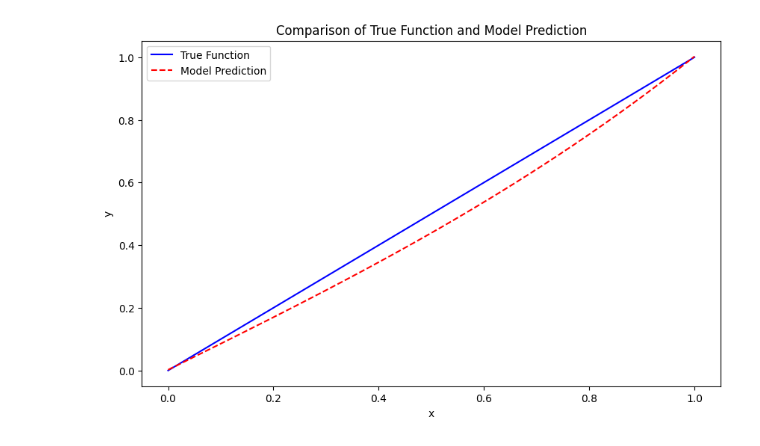
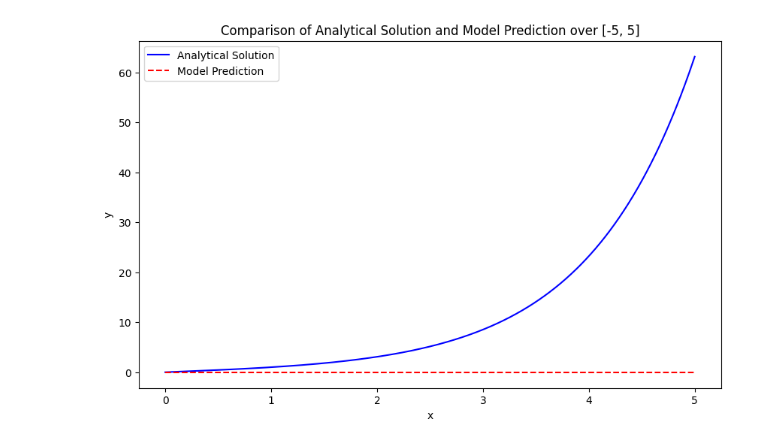
Before and after one commit to Mackay-Fisher/research-neural-net, a Jupyter notebook: ODE.ipynb, the cells around one changed output. Saved outputs shown, nothing was run; the diff lists cells and outputs as text; code cells hidden in the pictures.

Commit message:
Commited new changes to predective model

```diff
--- a/ODE.ipynb
+++ b/ODE.ipynb
@@ -64,23 +75,27 @@ WARNING:absl:At this time, the v2.11+ optimizer `tf.keras.optimizers.Adam` runs
 # %%
-x_samples = tf.convert_to_tensor(np.linspace(0, 1, 102).reshape(-1, 1), dtype=tf.float32)
-for step in range(10000):
-    loss = train_step(model, x_samples, f, y0, y1)
+
+x_samples_dense = np.linspace(2, 5, 500)  # Denser samples in the region [0,1]
+x_samples_wide = np.linspace(0, 5, 500)  # Wider range
+x_samples = np.sort(np.concatenate((x_samples_dense, x_samples_wide)))  # Combine and sort
+x_samples = tf.convert_to_tensor(x_samples.reshape(-1, 1), dtype=tf.float32)
+
+for step in range(20000):
+    loss = train_step(model, x_samples, f)
     if step % 1000 == 0:
         print(f"Step: {step}, Loss: {loss.numpy()}")
 
-# Visualization
-x_test = np.linspace(0, 1, 500).reshape(-1, 1)
-y_true = f(x_test)
+# Visualization over the range [-5, 5]
+x_test = np.linspace(0, 5, 1000).reshape(-1, 1)
+y_true = analytical_solution(x_test)
 y_pred = model.predict(x_test)
 
 plt.figure(figsize=(10, 6))
-plt.plot(x_test, y_true, label='True Function', color='blue')
+plt.plot(x_test, y_true, label='Analytical Solution', color='blue')
 plt.plot(x_test, y_pred, label='Model Prediction', color='red', linestyle='--')
 plt.xlabel('x')
 plt.ylabel('y')
 plt.legend()
-plt.title('Comparison of True Function and Model Prediction')
+plt.title('Comparison of Analytical Solution and Model Prediction over [-5, 5]')
 plt.show()
-
 #y'' = y , y(0)=0, y(1)=1
 # %% [output]
@@ -98 +119 @@ Step: 9000, Loss: [[1.4904611e-05]]
-[figure, old version]
+[figure, new version]
```
Also changed, not shown: parts of 2 cells of this notebook.
